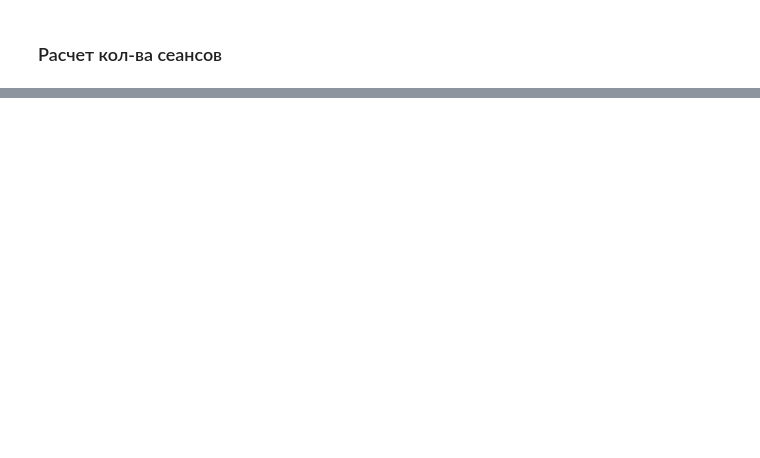
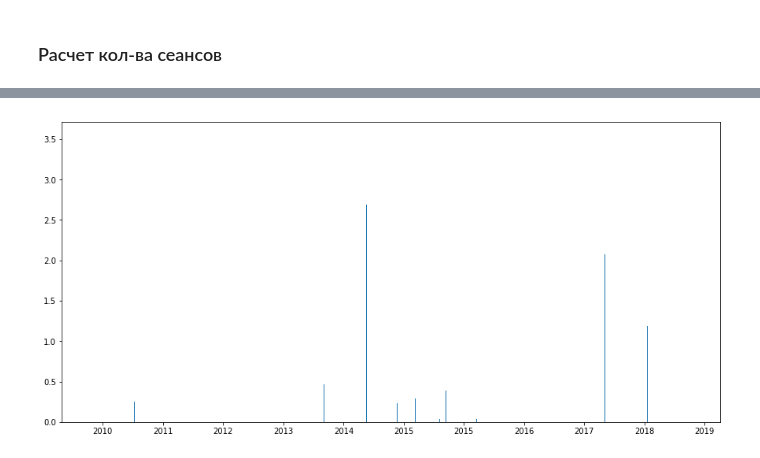
Before and after one commit to KazAndr/SWTraject, a Jupyter notebook: analyze_tab.ipynb, the cells around one changed output, grey strips where cells are left out. Drawn from its saved outputs; the diff is of its cells as text; code cells hidden in the pictures; blank space fills up the shorter version.

```diff
--- a/analyze_tab.ipynb
+++ b/analyze_tab.ipynb
@@ -314,0 +211,10 @@ Freq: M, Name: amp_GP, dtype: float64
+# %%
+fig, ax = plt.subplots(figsize=(15, 7))
+ax.bar(result_crab.index, result_crab['pase_GP'])
+ax.xaxis.set_major_locator(mdates.WeekdayLocator())
+ax.xaxis.set_major_formatter(mdates.DateFormatter('%Y'))
+ax.xaxis.set_major_locator(ticker.MultipleLocator(base=300.0))
+#plt.subplots_adjust(bottom=0.3)
+#plt.savefig('res_crab_2010_2018.png', format='png', dpi=300)
+# %% [output]
+[figure, added]
```
Also changed, not shown: parts of 95 cells of this notebook, 16 other files.
